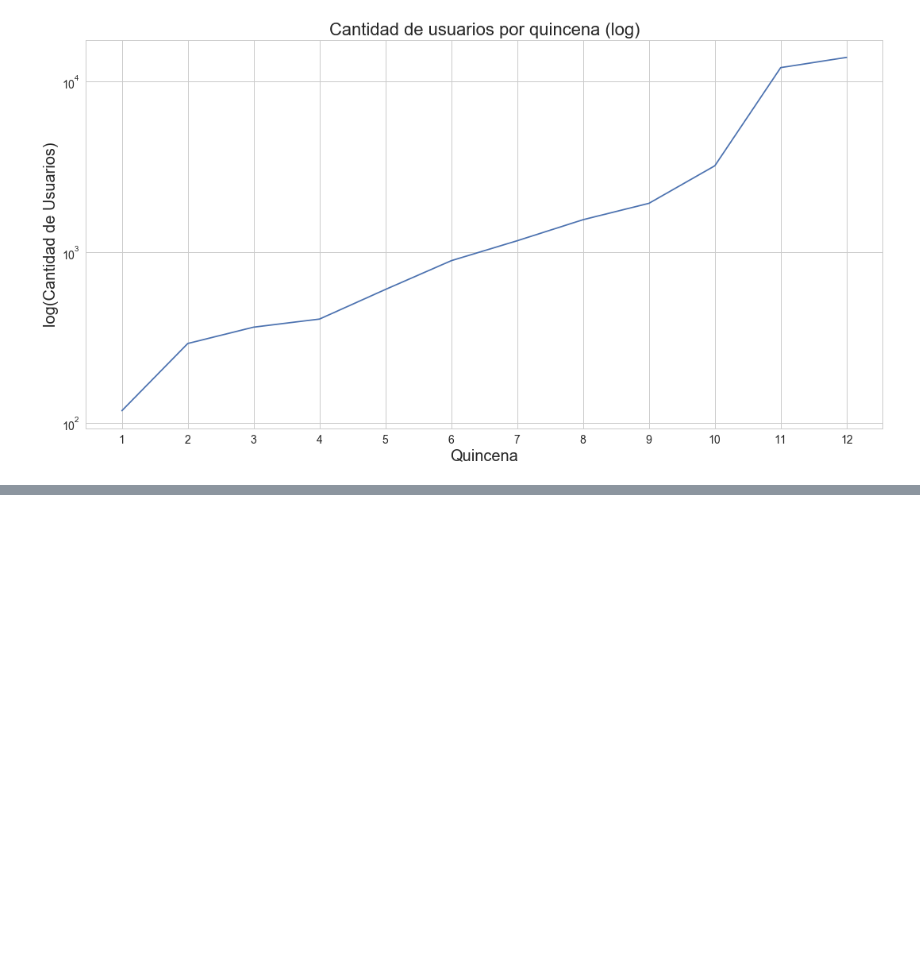
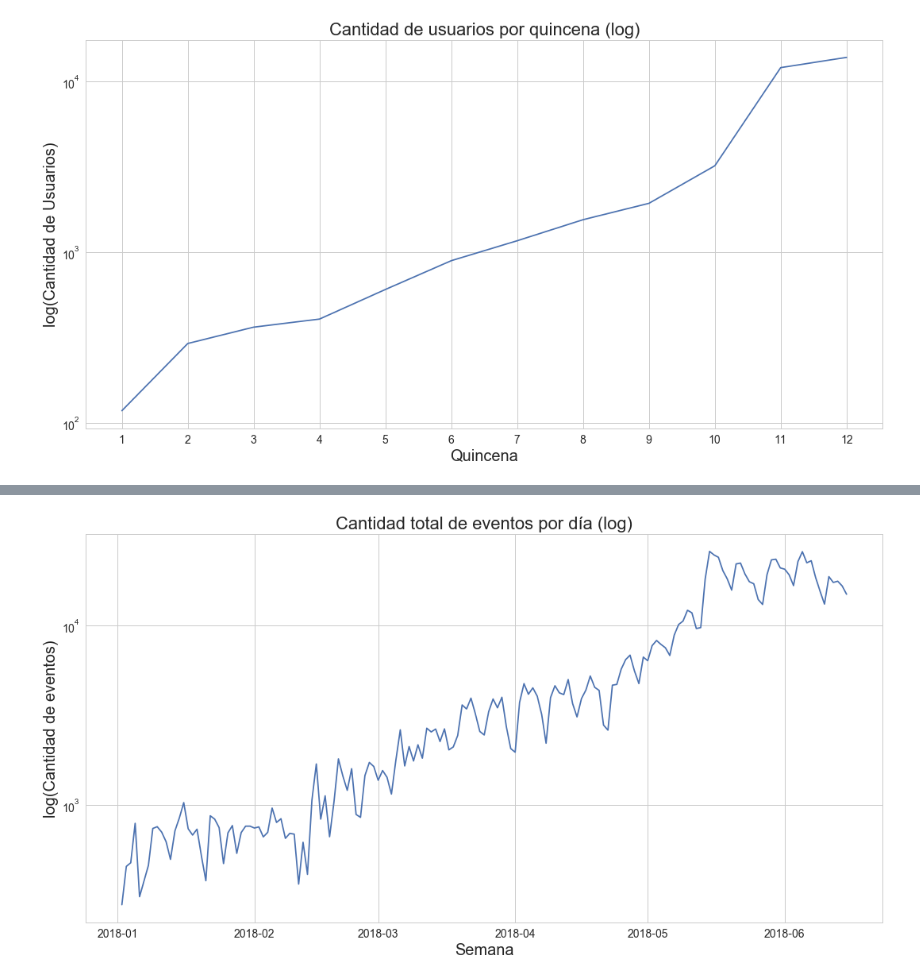
Before and after one commit to jowisaidman/tp1_analisis_exploratorio, a Jupyter notebook: Notebooks/Mateo/Resumen/trafico_analisis.ipynb, the cells around one changed output, grey strips where cells are left out. Cells and saved outputs as stored; diff of their text form; code cells hidden in the pictures; blank space fills up the shorter version.

```diff
--- a/Notebooks/Mateo/Resumen/trafico_analisis.ipynb
+++ b/Notebooks/Mateo/Resumen/trafico_analisis.ipynb
@@ -247,0 +268,11 @@ plt.savefig('img/line_total_usuarios_quincena_log.png')
+# %%
+filtro_date = events[(events.index > '2018-01-02 00:00:00')]#no miro el 1/1/18 porque no es representativo
+per_date_total_events = filtro_date.groupby(['date']).agg({'date':'count'})
+plot = per_date_total_events.plot(logy=True,figsize=(18,9),grid=True,fontsize=14)
+plot.set_title('Cantidad total de eventos por día (log)',fontsize=22)
+plot.set_xlabel('Semana',fontsize=20)
+plot.set_ylabel('log(Cantidad de eventos)',fontsize=20)
+plot.legend('')
+plt.savefig('img/line_eventos_por_dia_log.png')
+# %% [output]
+[figure, added]
```
Also changed, not shown: parts of 2 cells of this notebook, 4 other files.
